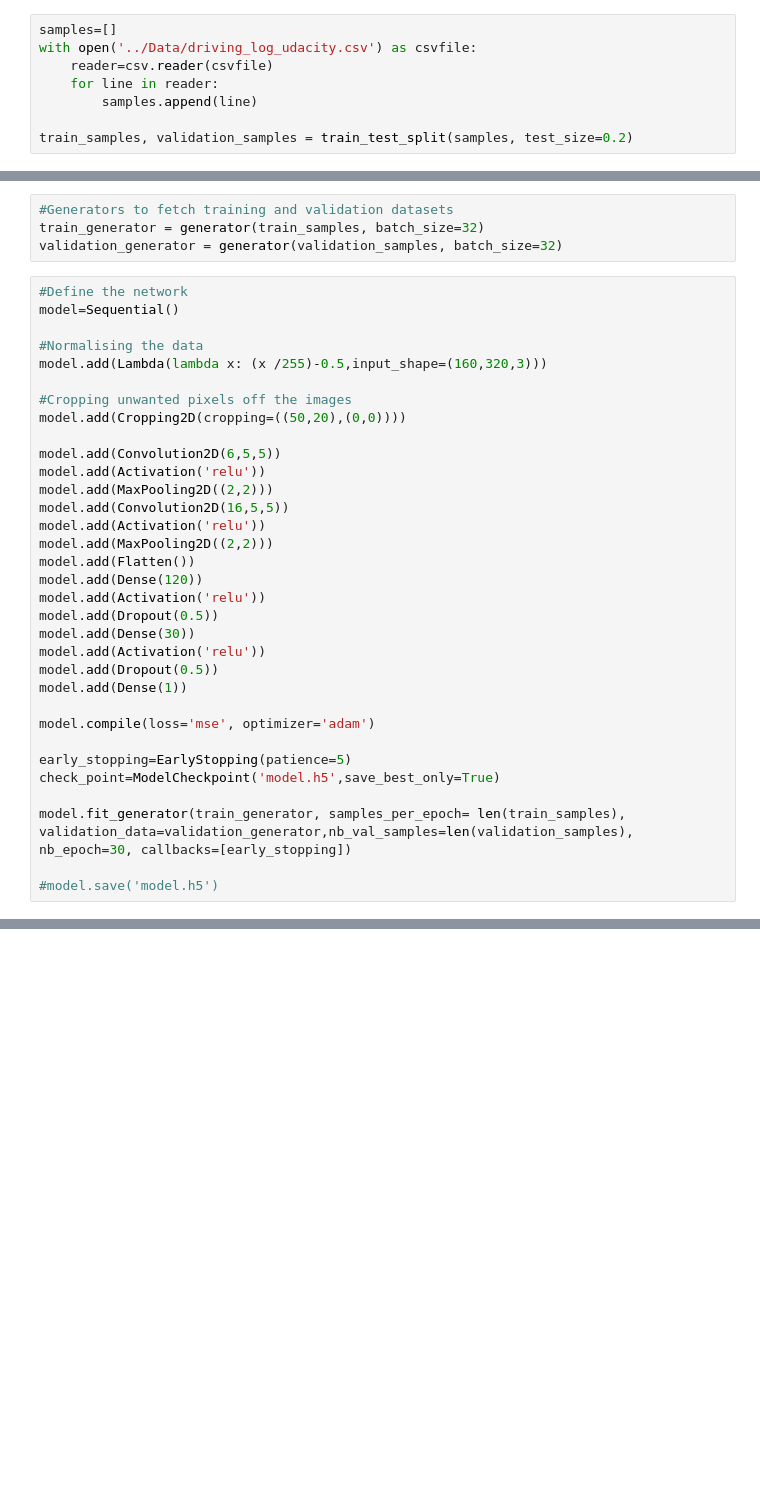
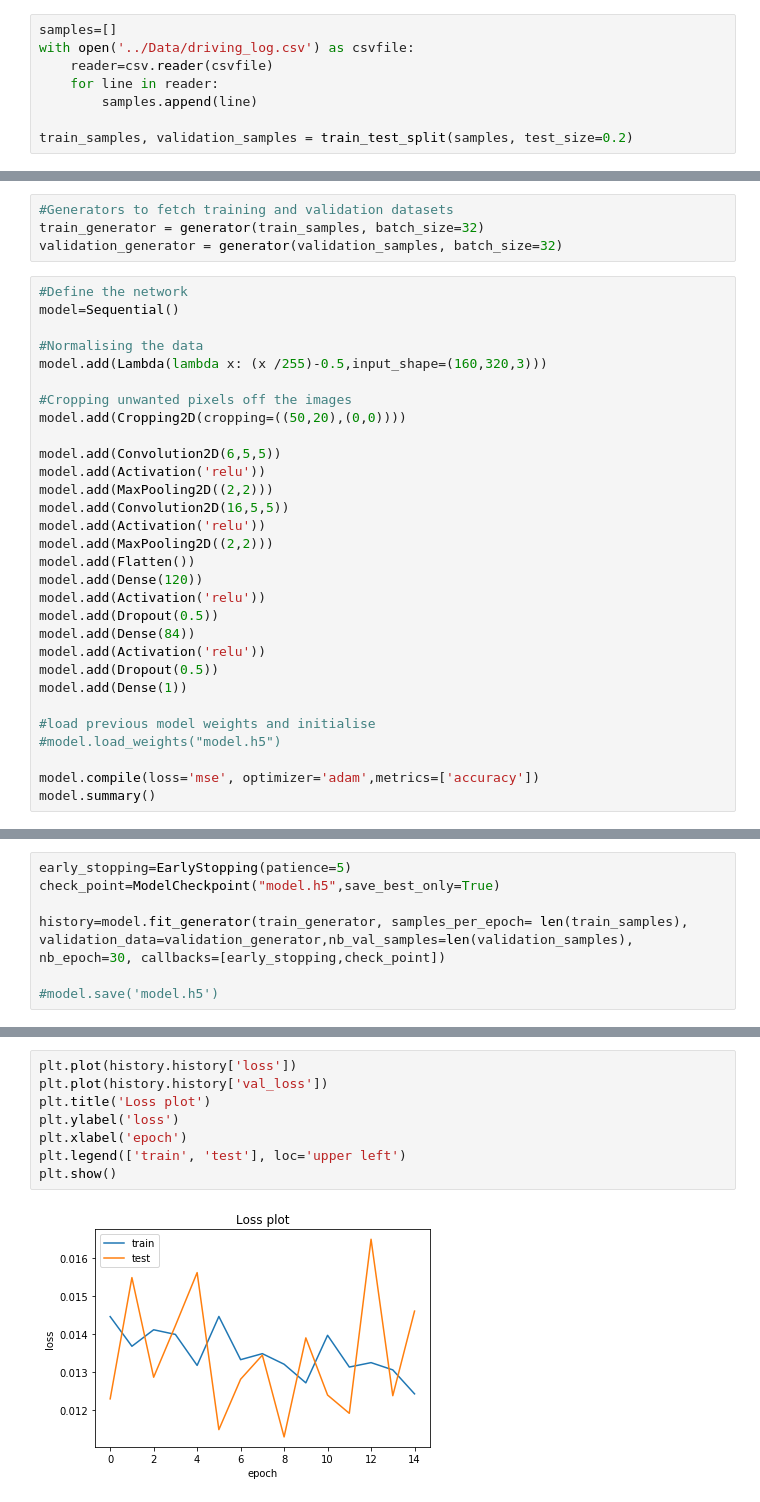
Before and after one commit to navinrahim/CarND-Behavioral-Cloning-P3, a Jupyter notebook: Untitled.ipynb, the cells around one changed output, grey strips where cells are left out. Drawn from its saved outputs; the diff is of its cells as text; blank space fills up the shorter version.

```diff
--- a/Untitled.ipynb
+++ b/Untitled.ipynb
@@ -11,6 +12,6 @@ from sklearn.model_selection import train_test_split
 # %%
 samples=[]
-with open('../Data/driving_log_udacity.csv') as csvfile:
+with open('../Data/driving_log.csv') as csvfile:
     reader=csv.reader(csvfile)
     for line in reader:
         samples.append(line)
@@ -107,17 +118,14 @@ model.add(Flatten())
 model.add(Dense(120))
 model.add(Activation('relu'))
 model.add(Dropout(0.5))
-model.add(Dense(30))
+model.add(Dense(84))
 model.add(Activation('relu'))
 model.add(Dropout(0.5))
 model.add(Dense(1))
 
-model.compile(loss='mse', optimizer='adam')
+#load previous model weights and initialise
+#model.load_weights("model.h5")
 
-early_stopping=EarlyStopping(patience=5)
-check_point=ModelCheckpoint('model.h5',save_best_only=True)
-
-model.fit_generator(train_generator, samples_per_epoch= len(train_samples), validation_data=validation_generator,nb_val_samples=len(validation_samples), nb_epoch=30, callbacks=[early_stopping])
-
-#model.save('model.h5')
+model.compile(loss='mse', optimizer='adam',metrics=['accuracy'])
+model.summary()
 # %% [output]
@@ -142,0 +149,7 @@ Epoch 30/30
+# %%
+early_stopping=EarlyStopping(patience=5)
+check_point=ModelCheckpoint("model.h5",save_best_only=True)
+
+history=model.fit_generator(train_generator, samples_per_epoch= len(train_samples), validation_data=validation_generator,nb_val_samples=len(validation_samples), nb_epoch=30, callbacks=[early_stopping,check_point])
+
+#model.save('model.h5')
@@ -142,0 +175,10 @@ Epoch 30/30
+# %%
+plt.plot(history.history['loss'])
+plt.plot(history.history['val_loss'])
+plt.title('Loss plot')
+plt.ylabel('loss')
+plt.xlabel('epoch')
+plt.legend(['train', 'test'], loc='upper left')
+plt.show()
+# %% [output]
+[figure, added]
```
Also changed, not shown: parts of 4 cells of this notebook.
